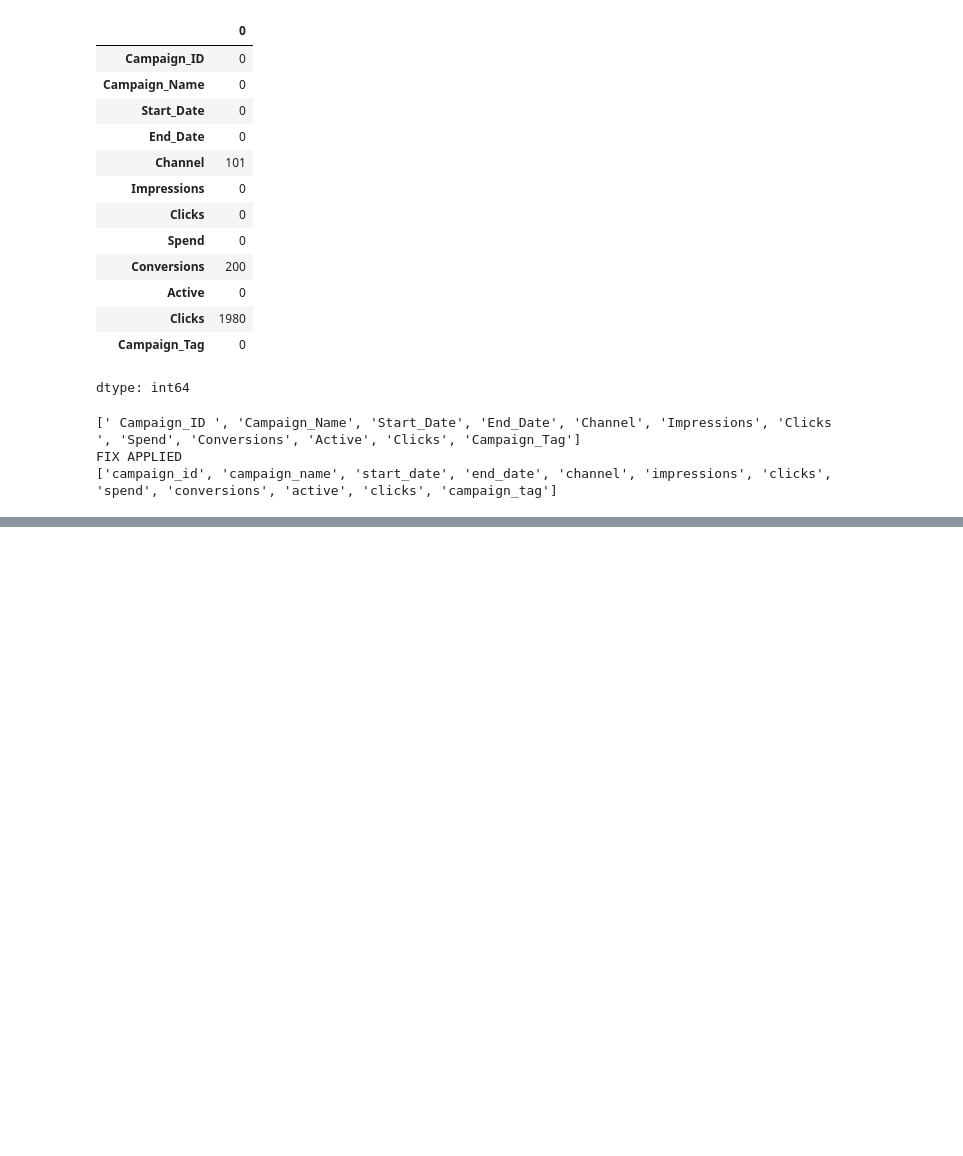
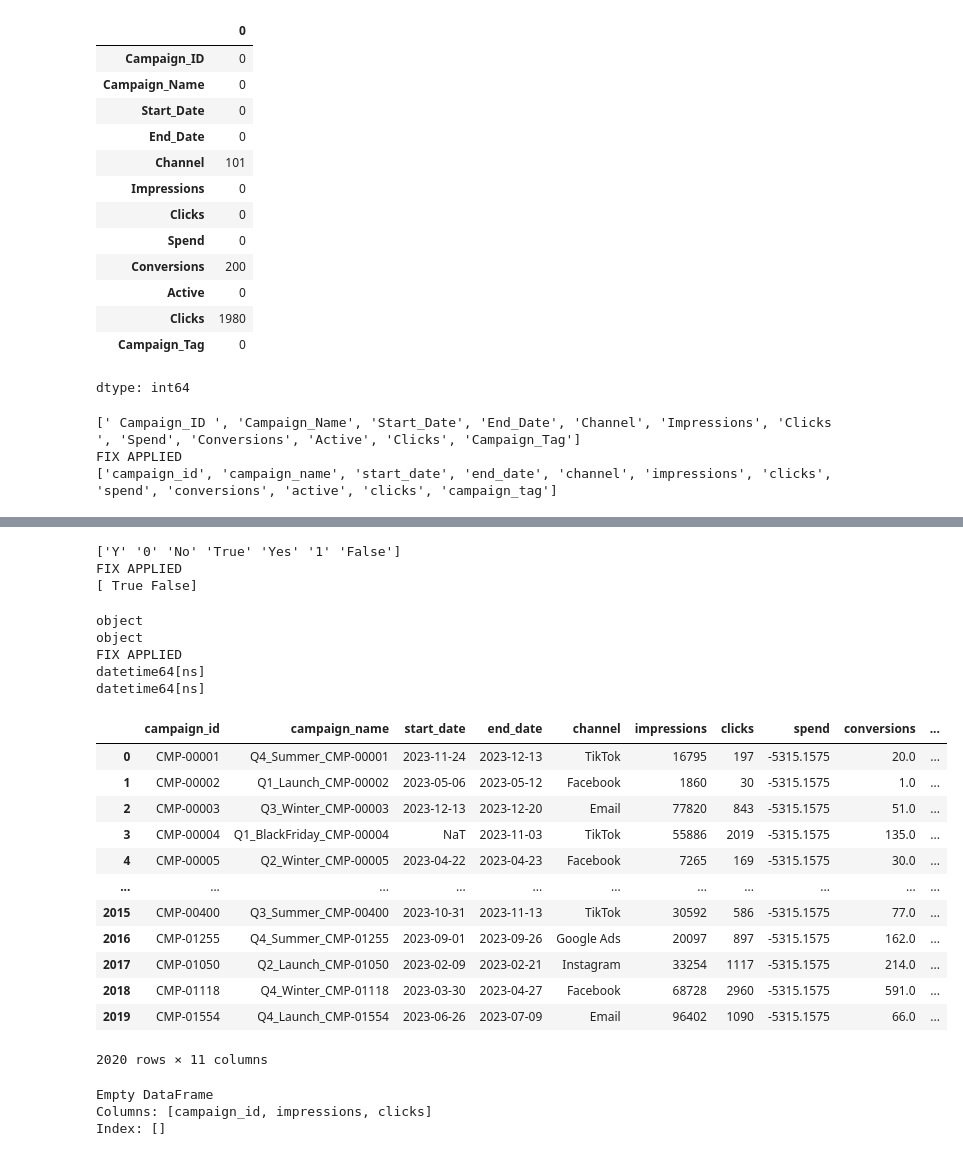
Before and after one commit to ananya-codes-data/Learning-Python, a Jupyter notebook: Guided_projects/Marketing_campaign_data_cleaning/marketing_campaign_data_cleaning.ipynb, the cells around one changed output, grey strips where cells are left out. Drawn from its saved outputs; the diff is of its cells as text; code cells hidden in the pictures; blank space fills up the shorter version.

Commit message:
code updated -- ran into error -- to-do -- fix error

```diff
--- a/Guided_projects/Marketing_campaign_data_cleaning/marketing_campaign_data_cleaning.ipynb
+++ b/Guided_projects/Marketing_campaign_data_cleaning/marketing_campaign_data_cleaning.ipynb
@@ -117,2 +144,68 @@ print(df.loc[dirty_spend_mask, ['campaign_id', 'spend']])
+# %%
+# STEP 4: HANDLING MIXED BOOLEANS
+
+print(df['active'].unique())
+
+bool_map = {
+    'Yes': True,
+    'Y': True,
+    '1': True,
+    1: True,
+    'No': False,
+    '0': False,
+    0: False
+}
+
+df['active'] = df['active'].map(bool_map).fillna(False).astype(bool)
+
+print("FIX APPLIED")
+print(df['active'].unique())
+# %% [output]
+['Y' '0' 'No' 'True' 'Yes' '1' 'False']
+FIX APPLIED
+[ True False]
+# %%
+# STEP 5: DATE PARSING
+
+print(df['start_date'].dtype)
+print(df['end_date'].dtype)
+
+df['start_date'] = pd.to_datetime(df['start_date'], errors= 'coerce')
+df['end_date'] = pd.to_datetime(df['end_date'], dayfirst= True, errors= 'coerce')
+
+print("FIX APPLIED")
+
+print(df['start_date'].dtype)
+print(df['end_date'].dtype)
+# %% [output]
+object
+object
+FIX APPLIED
+datetime64[ns]
+datetime64[ns]
+# %%
+df = df.loc[:, ~df.columns.duplicated()]
+df
+# %% [output]
+|  | campaign_id | campaign_name | start_date | end_date | channel | impressions | clicks | spend | conversions | ... |
+| 0 | CMP-00001 | Q4_Summer_CMP-00001 | 2023-11-24 | 2023-12-13 | TikTok | 16795 | 197 | -5315.1575 | 20.0 | ... |
+| 1 | CMP-00002 | Q1_Launch_CMP-00002 | 2023-05-06 | 2023-05-12 | Facebook | 1860 | 30 | -5315.1575 | 1.0 | ... |
+| 2 | CMP-00003 | Q3_Winter_CMP-00003 | 2023-12-13 | 2023-12-20 | Email | 77820 | 843 | -5315.1575 | 51.0 | ... |
+| 3 | CMP-00004 | Q1_BlackFriday_CMP-00004 | NaT | 2023-11-03 | TikTok | 55886 | 2019 | -5315.1575 | 135.0 | ... |
+| 4 | CMP-00005 | Q2_Winter_CMP-00005 | 2023-04-22 | 2023-04-23 | Facebook | 7265 | 169 | -5315.1575 | 30.0 | ... |
+| ... | ... | ... | ... | ... | ... | ... | ... | ... | ... | ... |
+| 2015 | CMP-00400 | Q3_Summer_CMP-00400 | 2023-10-31 | 2023-11-13 | TikTok | 30592 | 586 | -5315.1575 | 77.0 | ... |
+| 2016 | CMP-01255 | Q4_Summer_CMP-01255 | 2023-09-01 | 2023-09-26 | Google Ads | 20097 | 897 | -5315.1575 | 162.0 | ... |
+| 2017 | CMP-01050 | Q2_Launch_CMP-01050 | 2023-02-09 | 2023-02-21 | Instagram | 33254 | 1117 | -5315.1575 | 214.0 | ... |
+| 2018 | CMP-01118 | Q4_Winter_CMP-01118 | 2023-03-30 | 2023-04-27 | Facebook | 68728 | 2960 | -5315.1575 | 591.0 | ... |
+| 2019 | CMP-01554 | Q4_Launch_CMP-01554 | 2023-06-26 | 2023-07-09 | Email | 96402 | 1090 | -5315.1575 | 66.0 | ... |
+2020 rows × 11 columns
 # %%
 # STEP 6: LOGICAL INTEGRITY (CLICKS vs IMPRESSIONS)
+
+impossible_mask = df['clicks'] > df['impressions']
+print(df.loc[impossible_mask, ['campaign_id', 'impressions', 'clicks']])
+# %% [output]
+Empty DataFrame
+Columns: [campaign_id, impressions, clicks]
+Index: []
```
Also changed, not shown: parts of 9 cells of this notebook.
